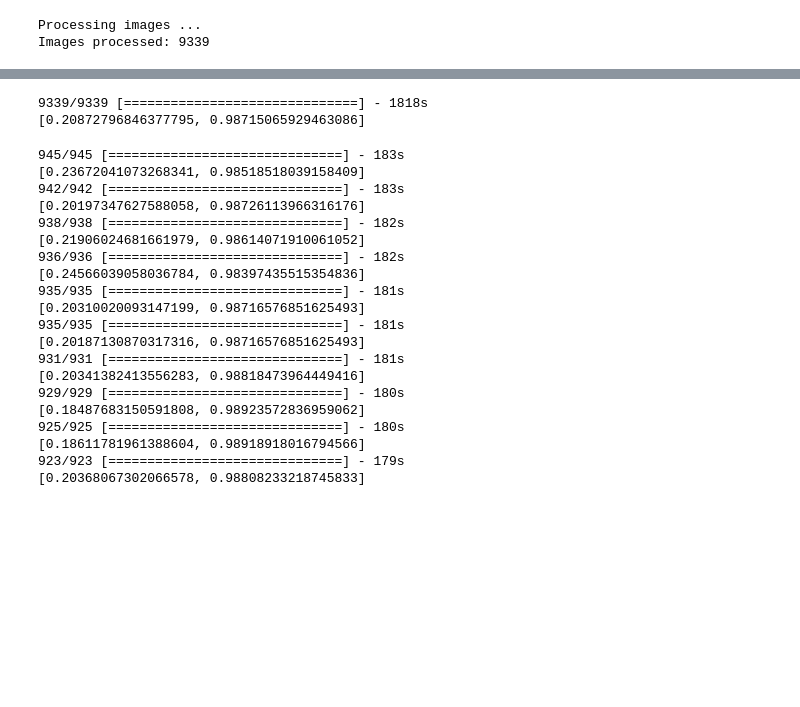
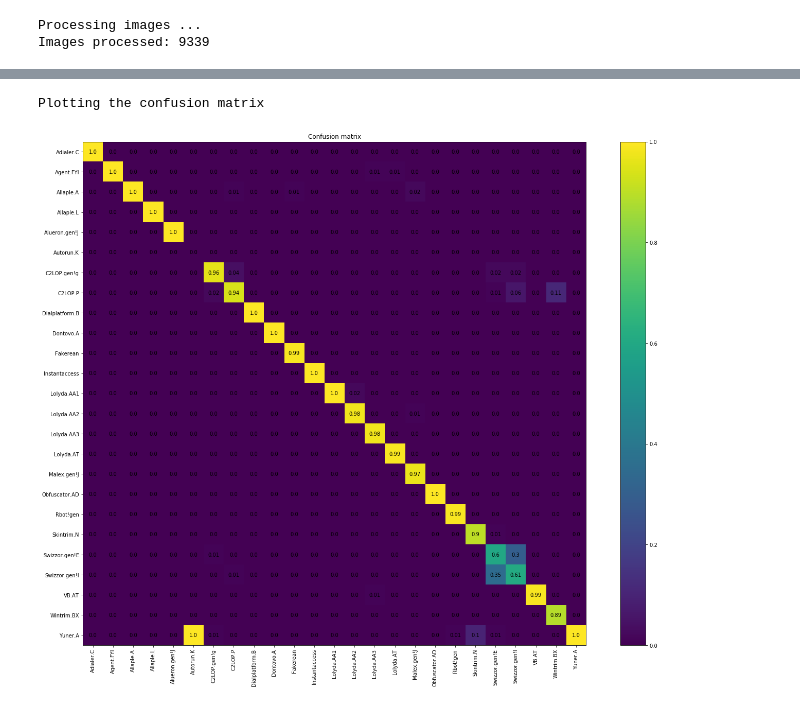
Before and after one commit to bazinho/MalImg, a Jupyter notebook: vgg16-transfer-malimg.ipynb, the cells around one changed output, grey strips where cells are left out. Cells and saved outputs as stored; diff of their text form; code cells hidden in the pictures; blank space fills up the shorter version.

```diff
--- a/vgg16-transfer-malimg.ipynb
+++ b/vgg16-transfer-malimg.ipynb
@@ -148,3 +245,24 @@ for i in range(kfold):
+# %%
+# Viewing the confusion matrix
+conf_mat = conf_mat.T  # since rows and cols are interchangeable
+conf_mat_norm = conf_mat/no_imgs  # Normalizing the confusion matrix
+# %%
+print("Plotting the confusion matrix")
+conf_mat = np.around(conf_mat_norm,decimals=2)  # rounding to display in figure
+figure = plt.gcf()
+figure.set_size_inches(24, 18)
+plt.imshow(conf_mat,interpolation='nearest')
+for row in range(len(list_fams)):
+    for col in range(len(list_fams)):
+        plt.annotate(str(conf_mat[row][col]),xy=(col,row),ha='center',va='center')
+plt.xticks(range(len(list_fams)),list_fams,rotation=90,fontsize=10)
+plt.yticks(range(len(list_fams)),list_fams,fontsize=10)
+plt.title('Confusion matrix')
+plt.colorbar()
+plt.show()
+# %% [output]
+Plotting the confusion matrix
+[figure, added]
 # %%
 # Loading the top_model trained in the previous step
 top_model = Sequential()
@@ -172,49 +278,2 @@ top_model.load_weights("top_model-weights-max_val_acc-mlp-vgg16-2layers-160neuro
-# %%
-# Evaluate model before fine-tuning
-model = Sequential()
-model.add(base_model)
-model.add(top_model)
-model.compile(optimizer='Adam', loss='categorical_crossentropy', metrics=['accuracy'])
-score = model.evaluate(X, Y, batch_size=300, verbose=1)
-print(score)
-# %% [output]
-9339/9339 [==============================] - 1818s
-[0.20872796846377795, 0.98715065929463086]
-# %%
-# Evaluate model before fine-tuning
-for i in range(kfold):
-    test_indices = skfind[i][1]
-    X_test = X[test_indices]
-    Y_test = Y[test_indices]
-    y_test = y[test_indices]
-
-    model = Sequential()
-    model.add(base_model)
-    model.add(top_model)
-    model.compile(optimizer='Adam', loss='categorical_crossentropy', metrics=['accuracy'])
-
-    score = model.evaluate(X_test, Y_test, batch_size=300, verbose=1)
-    print(score)
-# %% [output]
-945/945 [==============================] - 183s
-[0.23672041073268341, 0.98518518039158409]
-942/942 [==============================] - 183s
-[0.20197347627588058, 0.98726113966316176]
-938/938 [==============================] - 182s
-[0.21906024681661979, 0.98614071910061052]
-936/936 [==============================] - 182s
-[0.24566039058036784, 0.98397435515354836]
-935/935 [==============================] - 181s
-[0.20310020093147199, 0.98716576851625493]
-935/935 [==============================] - 181s
-[0.20187130870317316, 0.98716576851625493]
-931/931 [==============================] - 181s
-[0.20341382413556283, 0.98818473964449416]
-929/929 [==============================] - 180s
-[0.18487683150591808, 0.98923572836959062]
-925/925 [==============================] - 180s
-[0.18611781961388604, 0.98918918016794566]
-923/923 [==============================] - 179s
-[0.20368067302066578, 0.98808233218745833]
 # %%
 # Fine-tuning the model (base_model + top_model)
```
Also changed, not shown: parts of 21 cells of this notebook.
